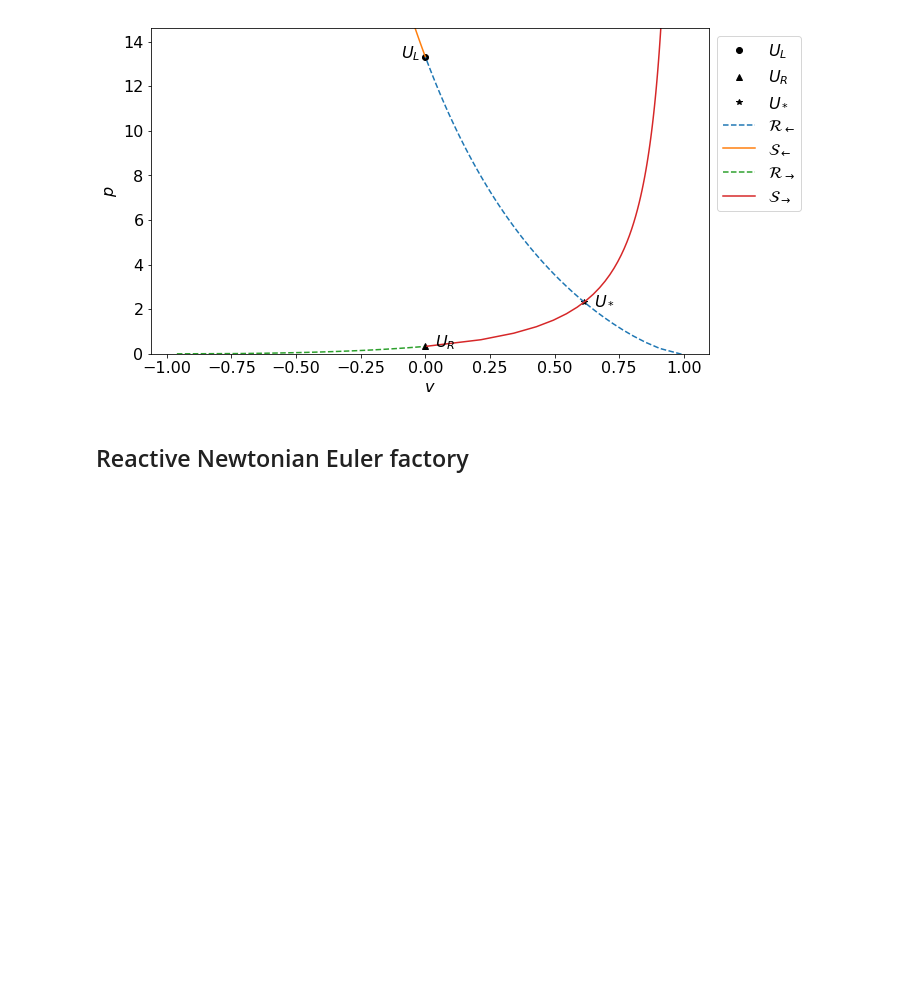
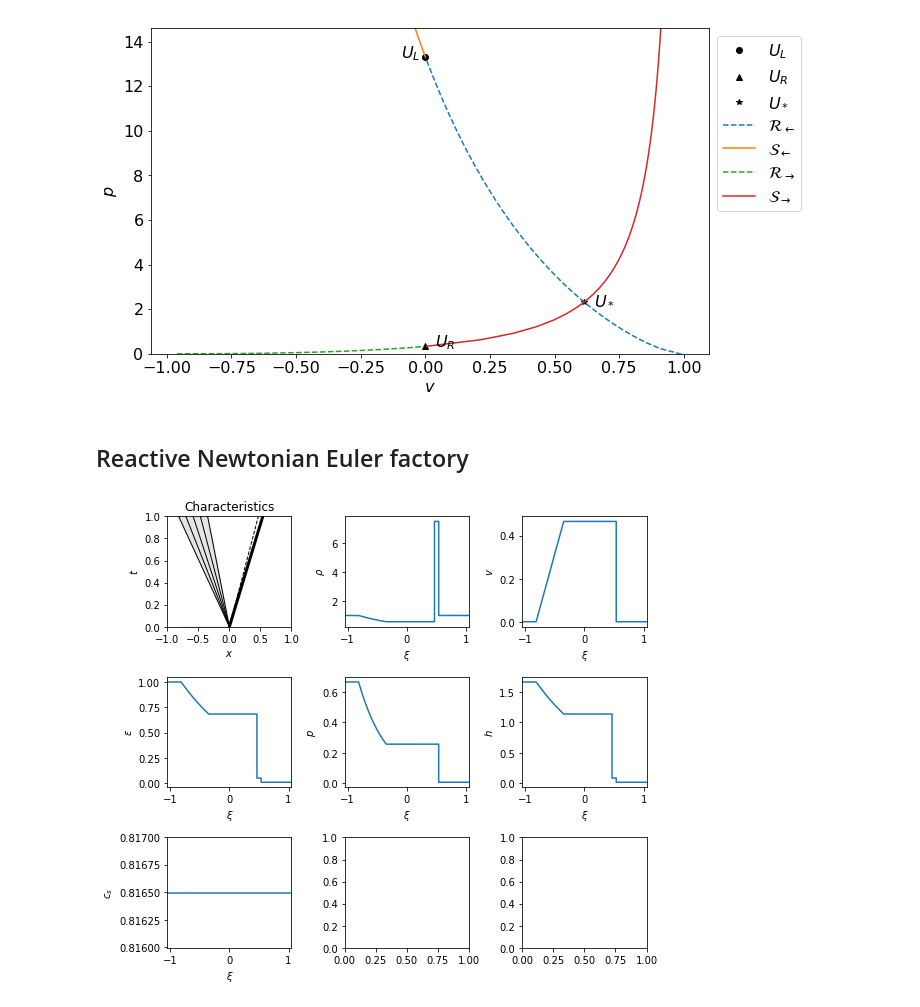
Before and after one commit to harpolea/r3d2, a Jupyter notebook: docs/factories.ipynb, the cells around one changed output. Cells and saved outputs as stored; diff of their text form; code cells hidden in the pictures; blank space fills up the shorter version.

Commit message:
moved factories and equations of state, did more newtonian stuff@

```diff
--- a/docs/factories.ipynb
+++ b/docs/factories.ipynb
@@ -71,2 +76,13 @@ import r3d2
 # %%
 f = r3d2.EulerFactory()
+# %%
+gamma = 5.0/3.0
+eos = r3d2.euler.Gamma_law(gamma)
+test_1_U_left = f.state(1.0, 0.0, 1.0, eos, label="L")
+test_1_U_right = f.state(1.0, 0.0, 0.01, eos, label="R")
+
+test_1_rp = f.riemann_problem(test_1_U_left, test_1_U_right)
+# %%
+test_1_rp
+# %% [output]
+[figure, added]
```
Also changed, not shown: parts of 6 cells of this notebook, 13 other files.
